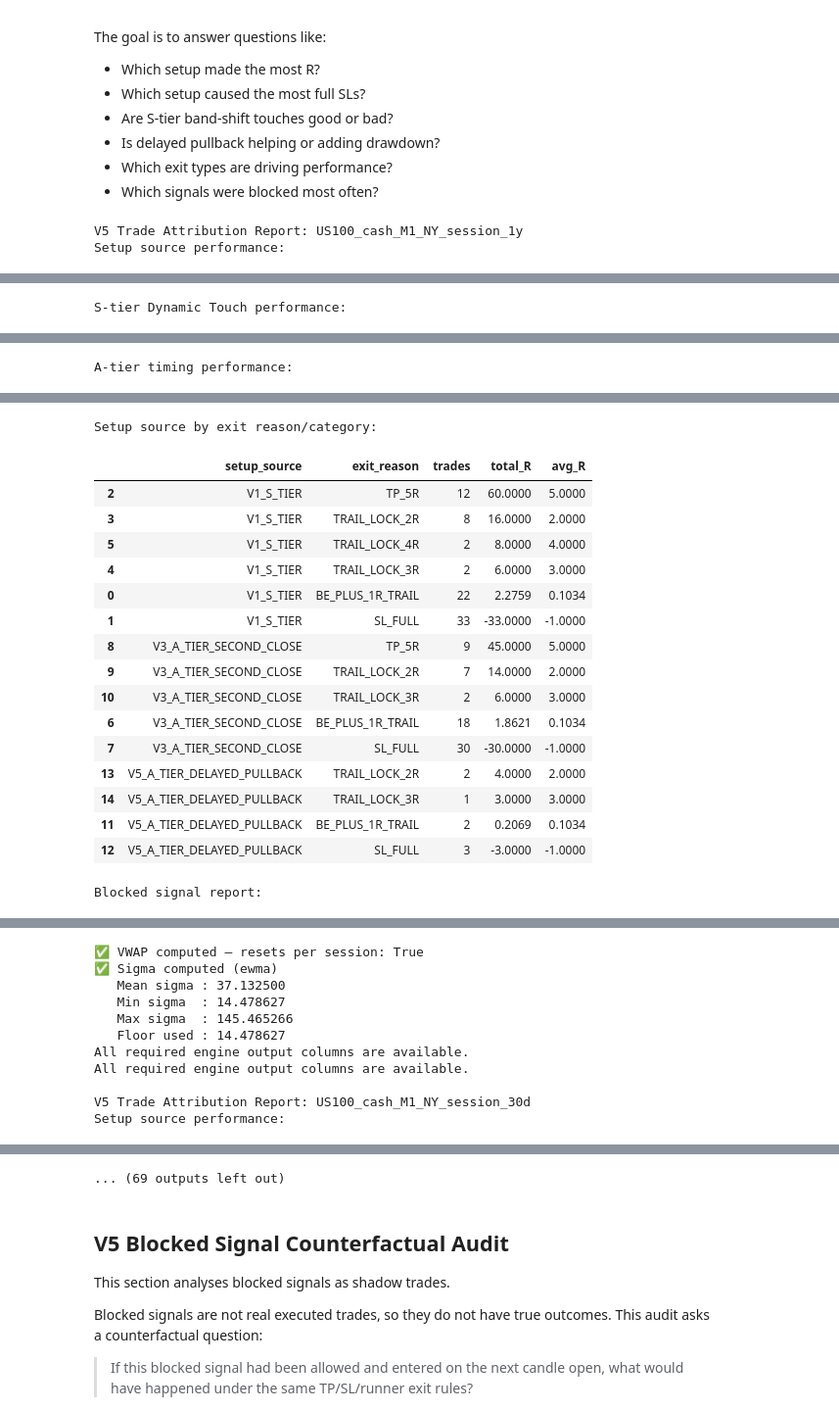
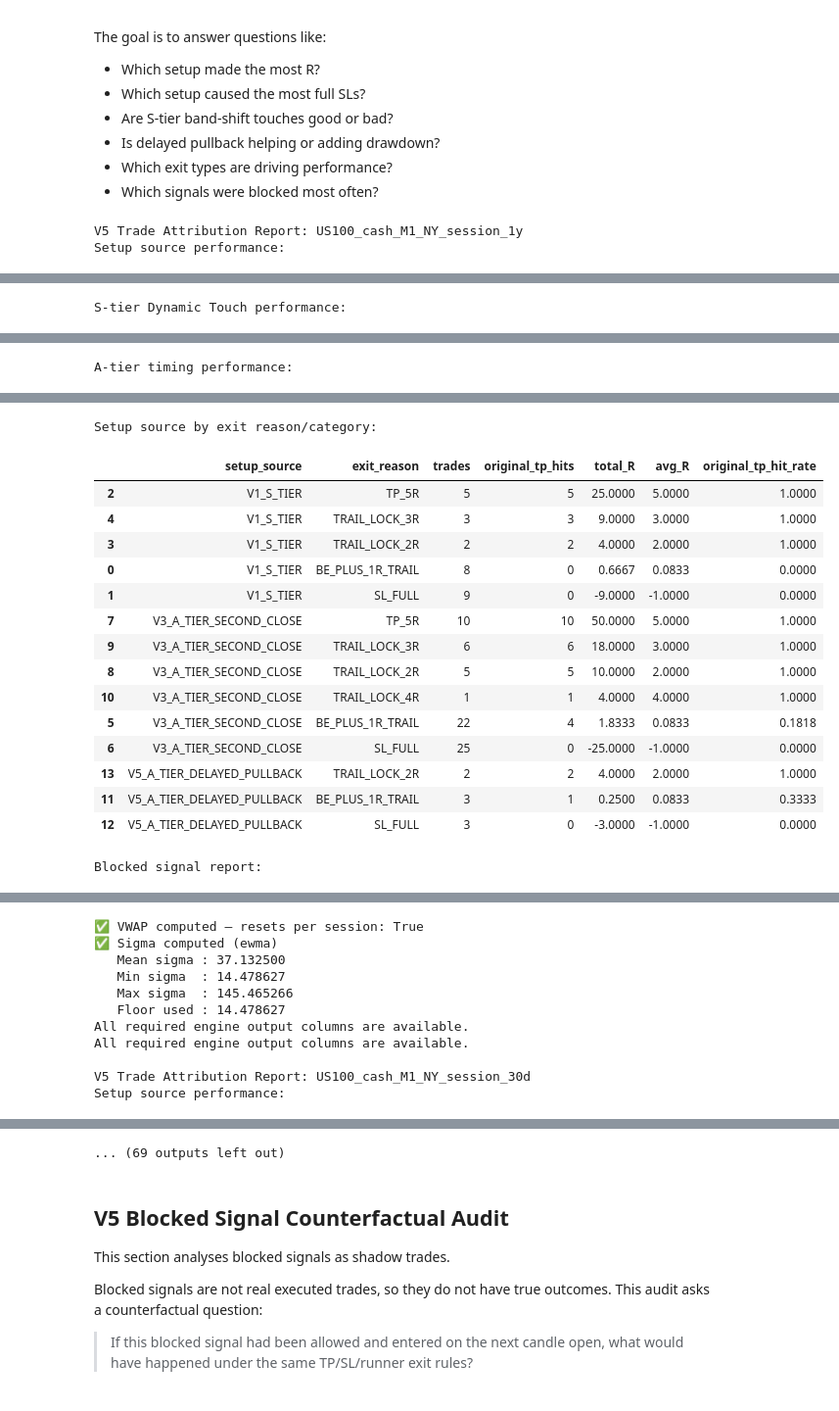
Before and after one commit to MichaelMorgante/VWAP-probability-band-engine, a Jupyter notebook: notebooks/automated_vwap_v5_modular_engine.ipynb, the cells around one changed output, grey strips where cells are left out. Shown at 98% size. Cells and saved outputs as stored; diff of their text form; code cells hidden in the pictures.

Commit message:
Add original TP hit diagnostics

```diff
--- a/notebooks/automated_vwap_v5_modular_engine.ipynb
+++ b/notebooks/automated_vwap_v5_modular_engine.ipynb
@@ -1345,7 +1345,7 @@ CONFIG.update(
         # ------------------------------------------------------------------
         # V5 optional S-tier clean-state filter
         # ------------------------------------------------------------------
-        "enable_s_tier_clean_state_filter": False,
+        "enable_s_tier_clean_state_filter": True,
 
         "s_tier_green_failure_lookback_bars": 8,
         "s_tier_required_clean_closes_after_failure": 3,
@@ -9353,6 +9516,12 @@ The output is:
 - `skipped_execution_signals_df`
 # %%
 trades_df, daily_summary_df, skipped_execution_signals_df = run_v1_trade_simulation_with_daily_controls(
+    signals_df,
+    CONFIG,
+)
+
+trades_df = add_v5_original_tp_hit_diagnostics(
+    trades_df,
     signals_df,
     CONFIG,
 )
@@ -12978,6 +13179,12 @@ def run_v3_backtest_for_dataset(base_config: dict, dataset_config: dict) -> dict
         run_config,
     )
 
+    trades_df_local = add_v5_original_tp_hit_diagnostics(
+    trades_df_local,
+    signals_df_local,
+    run_config,
+    )
+
     summary = build_performance_summary(
         raw_ohlc_df=raw_df_local,
         signals_df=signals_df_local,
@@ -14466,6 +14725,12 @@ def run_v3_backtest_details_for_dataset(base_config: dict, dataset_config: dict)
     trades_df_local, daily_summary_df_local, skipped_execution_df_local = run_v1_trade_simulation_with_daily_controls(
         signals_df_local,
         run_config,
+    )
+
+    trades_df_local = add_v5_original_tp_hit_diagnostics(
+    trades_df_local,
+    signals_df_local,
+    run_config,
     )
 
     return {
@@ -14737,6 +15002,15 @@ def summarize_trade_group(
 
     df = v5_add_managed_exit_category_for_report(trades_df)
 
+    if "hit_original_tp_before_exit" not in df.columns:
+        df["hit_original_tp_before_exit"] = False
+
+    df["hit_original_tp_before_exit"] = (
+        df["hit_original_tp_before_exit"]
+        .fillna(False)
+        .astype(bool)
+    )
+
     existing_group_cols = [col for col in group_cols if col in df.columns]
 
     if not existing_group_cols:
@@ -14751,6 +15025,7 @@ def summarize_trade_group(
         grouped
         .agg(
             trades=(r_col, "count"),
+            original_tp_hits=("hit_original_tp_before_exit", "sum"),
             total_R=(r_col, "sum"),
             avg_R=(r_col, "mean"),
             positive_exits=(r_col, lambda x: int((x > 0).sum())),
@@ -14796,6 +15071,12 @@ def summarize_trade_group(
     summary["target_tp_rate"] = np.where(
         summary["trades"] > 0,
         summary["TP"] / summary["trades"],
+        0.0,
+    )
+
+    summary["original_tp_hit_rate"] = np.where(
+        summary["trades"] > 0,
+        summary["original_tp_hits"] / summary["trades"],
         0.0,
     )
 
@@ -14866,6 +15147,8 @@ def summarize_trade_group(
         existing_group_cols
         + [
             "trades",
+            "original_tp_hits",
+            "original_tp_hit_rate",
             "total_R",
             "avg_R",
             "TP",
@@ -14904,6 +15187,15 @@ def summarize_setup_by_exit(
 
     df = v5_add_managed_exit_category_for_report(trades_df)
 
+    if "hit_original_tp_before_exit" not in df.columns:
+        df["hit_original_tp_before_exit"] = False
+
+    df["hit_original_tp_before_exit"] = (
+        df["hit_original_tp_before_exit"]
+        .fillna(False)
+        .astype(bool)
+    )
+
     if "setup_source" not in df.columns:
         return pd.DataFrame()
 
@@ -14921,11 +15213,18 @@ def summarize_setup_by_exit(
         df.groupby(["setup_source", exit_group_col], dropna=False)
         .agg(
             trades=("_report_r", "count"),
+            original_tp_hits=("hit_original_tp_before_exit", "sum"),
             total_R=("_report_r", "sum"),
             avg_R=("_report_r", "mean"),
         )
         .reset_index()
         .sort_values(["setup_source", "total_R"], ascending=[True, False])
+    )
+
+    grouped["original_tp_hit_rate"] = np.where(
+        grouped["trades"] > 0,
+        grouped["original_tp_hits"] / grouped["trades"],
+        0.0,
     )
 
     return grouped
@@ -15051,6 +15350,12 @@ def v5_build_attribution_details_for_dataset(
         )
     )
 
+    trades_df_local = add_v5_original_tp_hit_diagnostics(
+    trades_df_local,
+    signals_df_local,
+    run_config,
+    )
+
     return {
         "dataset_name": run_config["dataset_name"],
         "trades_df": trades_df_local,
@@ -15153,20 +15458,19 @@ A-tier timing performance:
 Setup source by exit reason/category:
-|  | setup_source | exit_reason | trades | total_R | avg_R |
-| 2 | V1_S_TIER | TP_5R | 12 | 60.0000 | 5.0000 |
-| 3 | V1_S_TIER | TRAIL_LOCK_2R | 8 | 16.0000 | 2.0000 |
-| 5 | V1_S_TIER | TRAIL_LOCK_4R | 2 | 8.0000 | 4.0000 |
-| 4 | V1_S_TIER | TRAIL_LOCK_3R | 2 | 6.0000 | 3.0000 |
-| 0 | V1_S_TIER | BE_PLUS_1R_TRAIL | 22 | 2.2759 | 0.1034 |
-| 1 | V1_S_TIER | SL_FULL | 33 | -33.0000 | -1.0000 |
-| 8 | V3_A_TIER_SECOND_CLOSE | TP_5R | 9 | 45.0000 | 5.0000 |
-| 9 | V3_A_TIER_SECOND_CLOSE | TRAIL_LOCK_2R | 7 | 14.0000 | 2.0000 |
-| 10 | V3_A_TIER_SECOND_CLOSE | TRAIL_LOCK_3R | 2 | 6.0000 | 3.0000 |
-| 6 | V3_A_TIER_SECOND_CLOSE | BE_PLUS_1R_TRAIL | 18 | 1.8621 | 0.1034 |
-| 7 | V3_A_TIER_SECOND_CLOSE | SL_FULL | 30 | -30.0000 | -1.0000 |
-| 13 | V5_A_TIER_DELAYED_PULLBACK | TRAIL_LOCK_2R | 2 | 4.0000 | 2.0000 |
-| 14 | V5_A_TIER_DELAYED_PULLBACK | TRAIL_LOCK_3R | 1 | 3.0000 | 3.0000 |
-| 11 | V5_A_TIER_DELAYED_PULLBACK | BE_PLUS_1R_TRAIL | 2 | 0.2069 | 0.1034 |
-| 12 | V5_A_TIER_DELAYED_PULLBACK | SL_FULL | 3 | -3.0000 | -1.0000 |
+|  | setup_source | exit_reason | trades | original_tp_hits | total_R | avg_R | original_tp_hit_rate |
+| 2 | V1_S_TIER | TP_5R | 5 | 5 | 25.0000 | 5.0000 | 1.0000 |
+| 4 | V1_S_TIER | TRAIL_LOCK_3R | 3 | 3 | 9.0000 | 3.0000 | 1.0000 |
+| 3 | V1_S_TIER | TRAIL_LOCK_2R | 2 | 2 | 4.0000 | 2.0000 | 1.0000 |
+| 0 | V1_S_TIER | BE_PLUS_1R_TRAIL | 8 | 0 | 0.6667 | 0.0833 | 0.0000 |
+| 1 | V1_S_TIER | SL_FULL | 9 | 0 | -9.0000 | -1.0000 | 0.0000 |
+| 7 | V3_A_TIER_SECOND_CLOSE | TP_5R | 10 | 10 | 50.0000 | 5.0000 | 1.0000 |
+| 9 | V3_A_TIER_SECOND_CLOSE | TRAIL_LOCK_3R | 6 | 6 | 18.0000 | 3.0000 | 1.0000 |
+| 8 | V3_A_TIER_SECOND_CLOSE | TRAIL_LOCK_2R | 5 | 5 | 10.0000 | 2.0000 | 1.0000 |
+| 10 | V3_A_TIER_SECOND_CLOSE | TRAIL_LOCK_4R | 1 | 1 | 4.0000 | 4.0000 | 1.0000 |
+| 5 | V3_A_TIER_SECOND_CLOSE | BE_PLUS_1R_TRAIL | 22 | 4 | 1.8333 | 0.0833 | 0.1818 |
+| 6 | V3_A_TIER_SECOND_CLOSE | SL_FULL | 25 | 0 | -25.0000 | -1.0000 | 0.0000 |
+| 13 | V5_A_TIER_DELAYED_PULLBACK | TRAIL_LOCK_2R | 2 | 2 | 4.0000 | 2.0000 | 1.0000 |
+| 11 | V5_A_TIER_DELAYED_PULLBACK | BE_PLUS_1R_TRAIL | 3 | 1 | 0.2500 | 0.0833 | 0.3333 |
+| 12 | V5_A_TIER_DELAYED_PULLBACK | SL_FULL | 3 | 0 | -3.0000 | -1.0000 | 0.0000 |
 Blocked signal report:
 |  | v1_signal_block_reason | raw_signal_name | setup_source | count |
 | 0 | NO_RAW_SIGNAL | NO_SIGNAL | NO_SIGNAL | 51127 |
```
Also changed, not shown: parts of 37 cells of this notebook.
